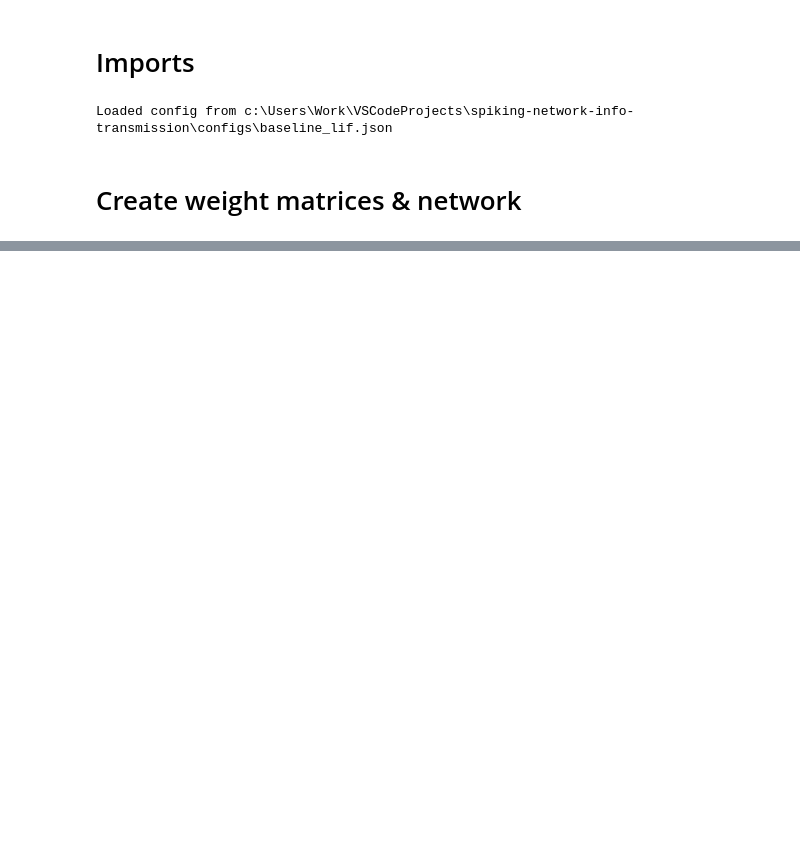
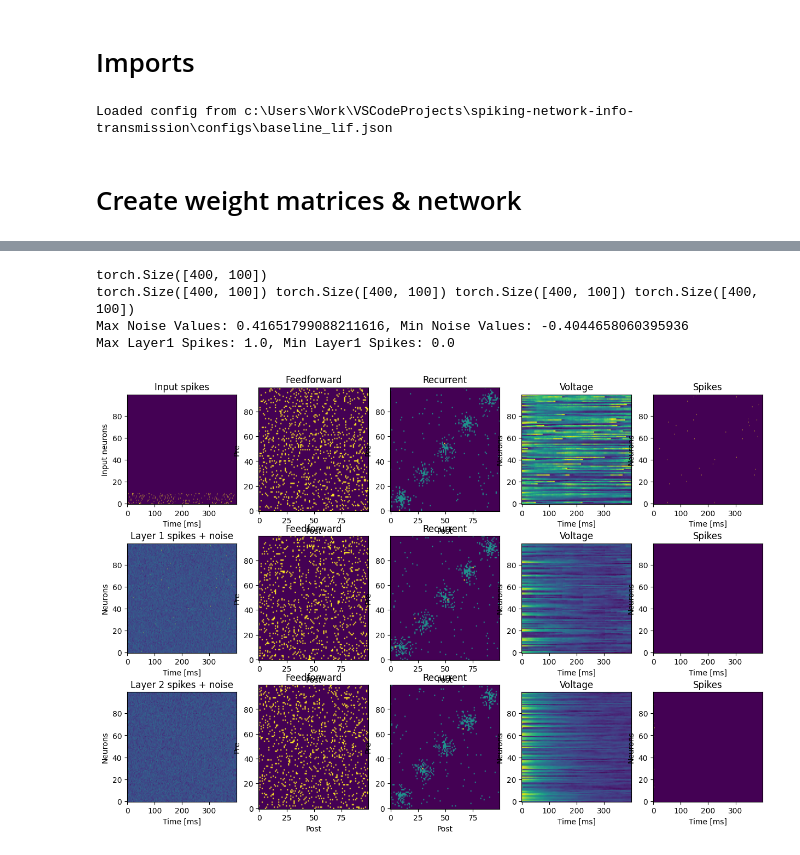
Before and after one commit to H-27/spiking-network-info-transmission, a Jupyter notebook: notebooks/network_display.ipynb, the cells around one changed output, grey strips where cells are left out. Saved outputs shown, nothing was run; the diff lists cells and outputs as text; code cells hidden in the pictures; blank space fills up the shorter version.

```diff
--- a/notebooks/network_display.ipynb
+++ b/notebooks/network_display.ipynb
@@ -71,0 +96,33 @@ IndexError: index 200 is out of bounds for dimension 0 with size 200
+# %%
+# Params
+n_inputs   = 100
+n_neurons  = 100
+dt         = 1.0
+sim_length = 400
+T          = net.time
+
+# Stimulate a group of neurons
+target_idx  = np.arange(10)
+target_rate = 50.0
+bg_rate     = 0.0
+
+poisson_spikes = poisson_input(
+    T, n_inputs, dt,
+    target_idx,
+    target_rate,
+    bg_rate,
+    batch_size=1
+)
+I_ext = torch.from_numpy(poisson_input(T, config["n_inputs"], dt, target_idx, target_rate, bg_rate))
+
+I_ext = I_ext.squeeze(1)
+print(I_ext.shape)
+net.run(I_ext, input_mean=config["noise_mean"], input_scale=config["noise_scale"])
+# add check if connection weight have increased
+net.plot_last(config)
+# %% [output]
+torch.Size([400, 100])
+torch.Size([400, 100]) torch.Size([400, 100]) torch.Size([400, 100]) torch.Size([400, 100])
+Max Noise Values: 0.41651799088211616, Min Noise Values: -0.4044658060395936
+Max Layer1 Spikes: 1.0, Min Layer1 Spikes: 0.0
+[figure, added]
```
Also changed, not shown: parts of 5 cells of this notebook, 4 other files.
